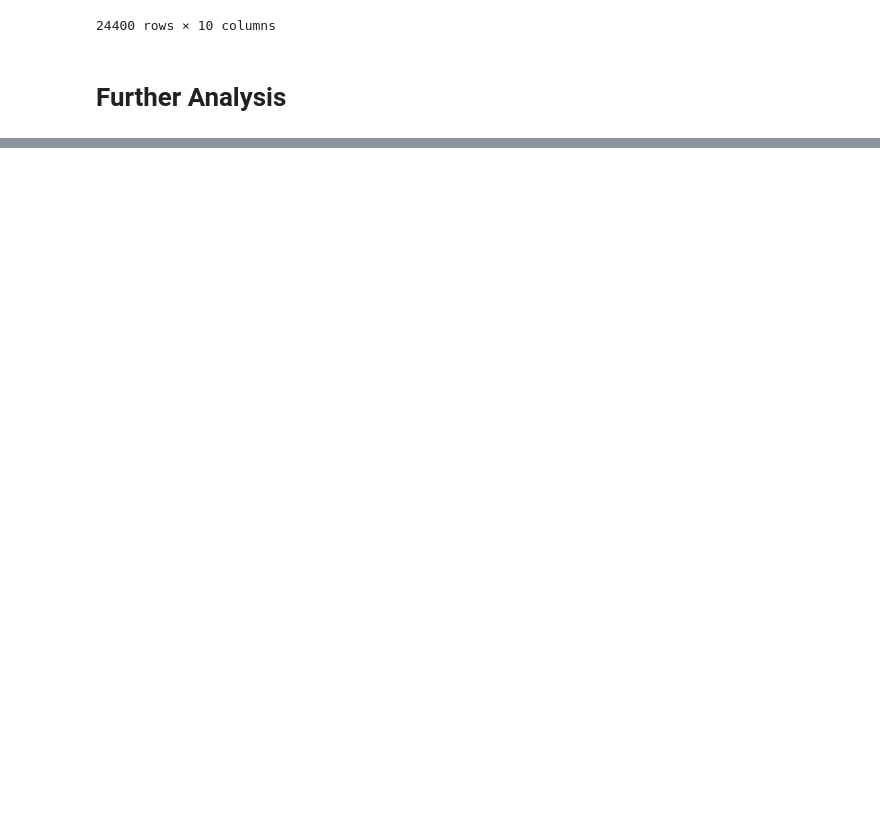
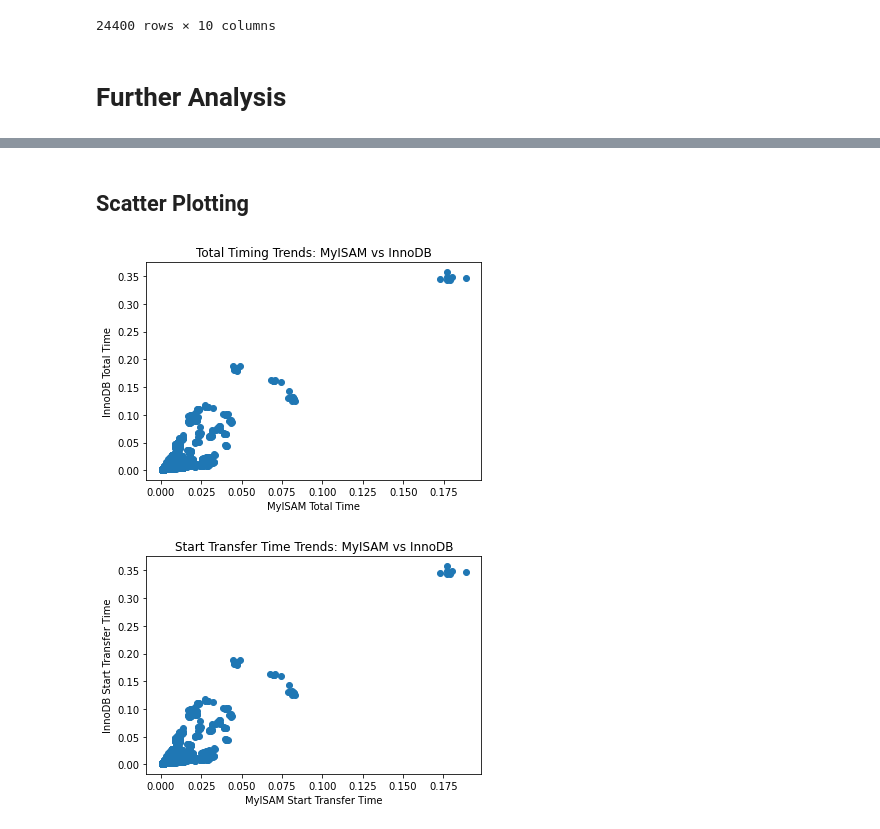
Before and after one commit to jmorerice/xdmod-db-engine-reasearch-analysis, a Jupyter notebook: Data Analysis.ipynb, the cells around one changed output, grey strips where cells are left out. Cells and saved outputs as stored; diff of their text form; code cells hidden in the pictures; blank space fills up the shorter version.

Commit message:
Added changes to scatter plots and top 5 lowest and highest

```diff
--- a/Data Analysis.ipynb
+++ b/Data Analysis.ipynb
@@ -124 +125,18 @@ perc_df
 24400 rows × 10 columns
+# %% [markdown]
+## Scatter Plotting
+# %%
+plt.title('Total Timing Trends: MyISAM vs InnoDB')
+plt.scatter(df['MyISAM Total Time'], df['InnoDB Total Time'])
+plt.xlabel('MyISAM Total Time')
+plt.ylabel('InnoDB Total Time')
+plt.show()
+
+plt.title('Start Transfer Time Trends: MyISAM vs InnoDB')
+plt.scatter(df['MyISAM Start Transfer Time'], df['InnoDB Start Transfer Time'])
+plt.xlabel('MyISAM Start Transfer Time')
+plt.ylabel('InnoDB Start Transfer Time')
+plt.show()
+# %% [output]
+[figure, added]
+[figure, added]
```
Also changed, not shown: parts of 27 cells of this notebook.
